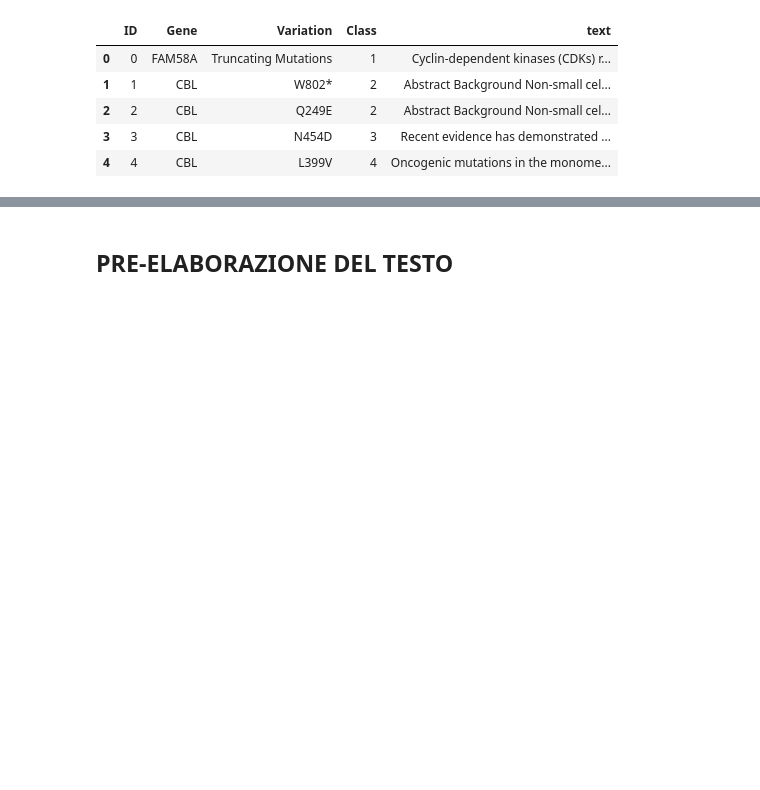
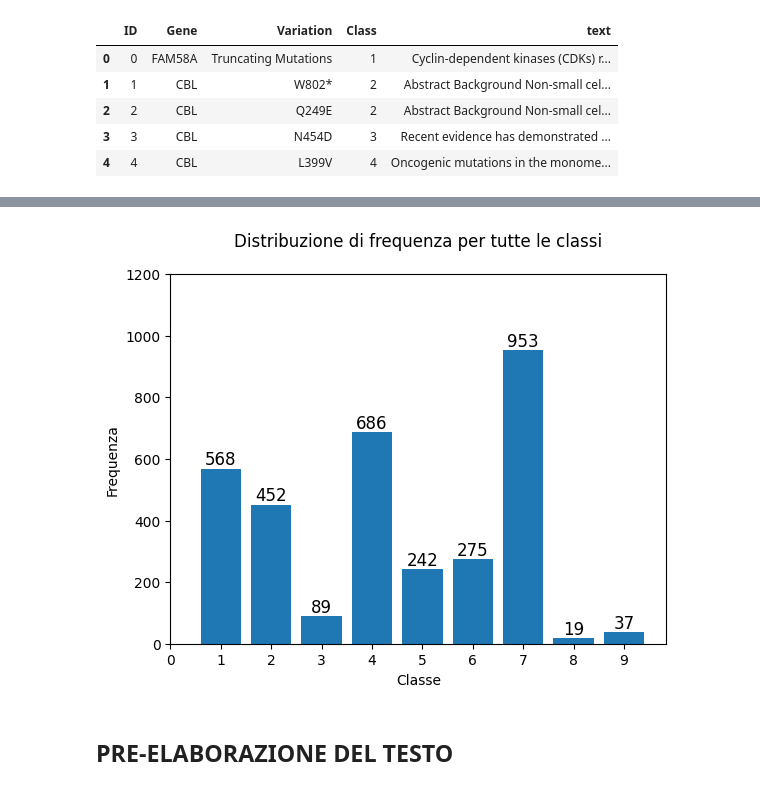
Before and after one commit to sciro24/Cancer-Treatment-with-ML, a Jupyter notebook: Notebook.ipynb, the cells around one changed output, grey strips where cells are left out. Drawn from its saved outputs; the diff is of its cells as text; code cells hidden in the pictures; blank space fills up the shorter version.

```diff
--- a/Notebook.ipynb
+++ b/Notebook.ipynb
@@ -160,42 +160,29 @@ training_tot_noprocess.head()
 # Conta i valori delle classi e li ordina
 plot_dist = training_tot_noprocess['Class'].value_counts().sort_index()
 
-# Crea il grafico a barre con personalizzazioni
-fig = px.bar(
-    plot_dist,
-    title='Distribuzione di frequenza per tutte le classi',  # Titolo del grafico
-    text_auto=True,  # Mostra il valore delle barre
-    labels={'index': 'Classe', 'value': 'Frequenza'}  # Etichette personalizzate degli assi
-)
+# Crea il grafico a barre
+fig, ax = plt.subplots()
 
-# Personalizza il layout del grafico
-fig.update_layout(
-    title={
-        'text': 'Distribuzione di frequenza per tutte le classi',
-        'y': 0.9,  # Posizione verticale del titolo
-        'x': 0.5,  # Posizione orizzontale (centrato)
-        'xanchor': 'center',
-        'yanchor': 'top'
-    },
-    xaxis_title='Classe',  # Etichetta asse X
-    yaxis_title='Frequenza',  # Etichetta asse Y
-    font=dict(
-        family="Arial, sans-serif",  # Font del testo
-        size=14,  # Dimensione del font
-        color="black"  # Colore del testo
-    ),
-    showlegend=False  # Rimuove la legenda
-)
+# Crea le barre
+bars = ax.bar(plot_dist.index, plot_dist.values)
+
+# Aggiungi il titolo e le etichette
+ax.set_title('Distribuzione di frequenza per tutte le classi', loc='center', pad=20)
+ax.set_xlabel('Classe')
+ax.set_ylabel('Frequenza')
+
+# Aggiungi i valori sopra le barre
+for bar in bars:
+    yval = bar.get_height()
+    ax.text(bar.get_x() + bar.get_width()/2, yval, yval, va='bottom', ha='center', fontsize=12)
 
 # Imposta il limite massimo dell'asse y a 1200
-fig.update_yaxes(range=[0, 1200])
+ax.set_ylim(0, 1200)
 
-# Aggiungi spaziatura per il testo sulle barre e regola la dimensione del testo
-fig.update_traces(
-    textfont_size=12,  # Dimensione del testo automatico sulle barre
-    textposition='outside'  # Posizionamento del testo sopra le barre
-)
+
+# Imposta i tick dell'asse x per tutte le classi
+ax.set_xticks(range(0, 10))  # Imposta tick per ogni classe
 
 # Mostra il grafico
-fig.show()
+plt.show()
 # %% [output]
@@ -203,3 +189,4 @@ fig.show()
+[figure, added]
 # %% [markdown]
 <h2>PRE-ELABORAZIONE DEL TESTO</h2>
 # %% [markdown]
```
Also changed, not shown: parts of 23 cells of this notebook.
